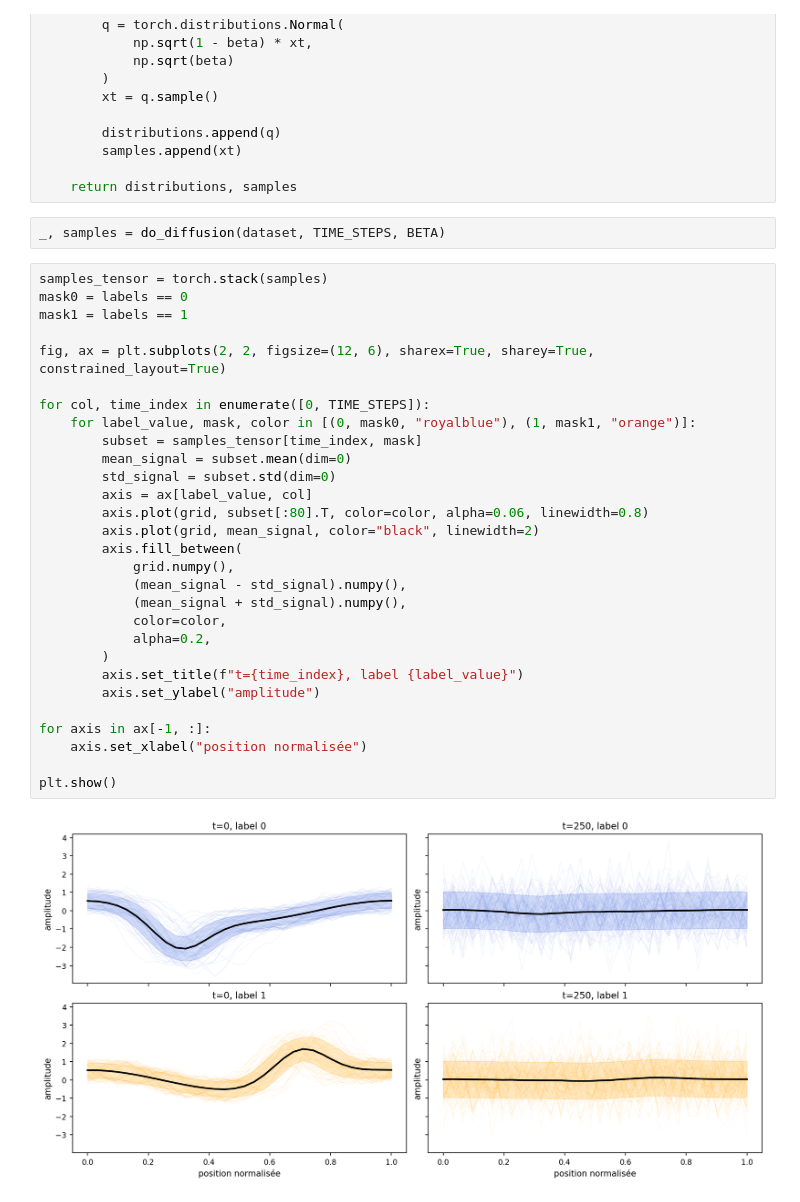
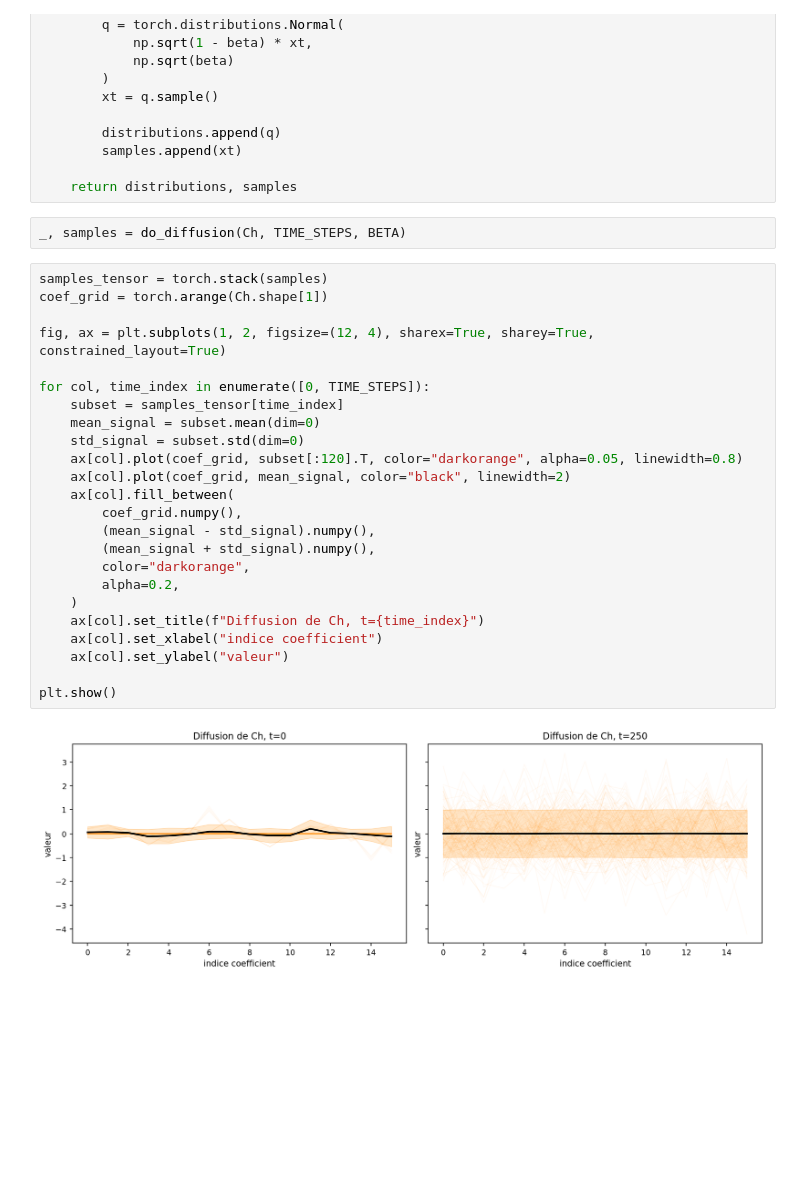
Before and after one commit to Samuel-Chapuis/Rayleigh-Taylor-Generative-Surrogate, a Jupyter notebook: exemples/1D-Simplest-Wave_Model.ipynb, the cells around one changed output. Cells and saved outputs as stored; diff of their text form; blank space fills up the shorter version.

```diff
--- a/exemples/1D-Simplest-Wave_Model.ipynb
+++ b/exemples/1D-Simplest-Wave_Model.ipynb
@@ -328,37 +345,32 @@ def do_diffusion(data, steps=100, beta=0.02):
 
     return distributions, samples
 # %%
-_, samples = do_diffusion(dataset, TIME_STEPS, BETA)
+_, samples = do_diffusion(Ch, TIME_STEPS, BETA)
 # %%
 samples_tensor = torch.stack(samples)
-mask0 = labels == 0
-mask1 = labels == 1
+coef_grid = torch.arange(Ch.shape[1])
 
-fig, ax = plt.subplots(2, 2, figsize=(12, 6), sharex=True, sharey=True, constrained_layout=True)
+fig, ax = plt.subplots(1, 2, figsize=(12, 4), sharex=True, sharey=True, constrained_layout=True)
 
 for col, time_index in enumerate([0, TIME_STEPS]):
-    for label_value, mask, color in [(0, mask0, "royalblue"), (1, mask1, "orange")]:
-        subset = samples_tensor[time_index, mask]
-        mean_signal = subset.mean(dim=0)
-        std_signal = subset.std(dim=0)
-        axis = ax[label_value, col]
-        axis.plot(grid, subset[:80].T, color=color, alpha=0.06, linewidth=0.8)
-        axis.plot(grid, mean_signal, color="black", linewidth=2)
-        axis.fill_between(
-            grid.numpy(),
-            (mean_signal - std_signal).numpy(),
-            (mean_signal + std_signal).numpy(),
-            color=color,
-            alpha=0.2,
-        )
-        axis.set_title(f"t={time_index}, label {label_value}")
-        axis.set_ylabel("amplitude")
-
-for axis in ax[-1, :]:
-    axis.set_xlabel("position normalisée")
+    subset = samples_tensor[time_index]
+    mean_signal = subset.mean(dim=0)
+    std_signal = subset.std(dim=0)
+    ax[col].plot(coef_grid, subset[:120].T, color="darkorange", alpha=0.05, linewidth=0.8)
+    ax[col].plot(coef_grid, mean_signal, color="black", linewidth=2)
+    ax[col].fill_between(
+        coef_grid.numpy(),
+        (mean_signal - std_signal).numpy(),
+        (mean_signal + std_signal).numpy(),
+        color="darkorange",
+        alpha=0.2,
+    )
+    ax[col].set_title(f"Diffusion de Ch, t={time_index}")
+    ax[col].set_xlabel("indice coefficient")
+    ax[col].set_ylabel("valeur")
 
 plt.show()
 # %% [output]
-[figure, old version]
+[figure, new version]
 # %% [markdown]
 # Entrainement
```
Also changed, not shown: parts of 16 cells of this notebook.
